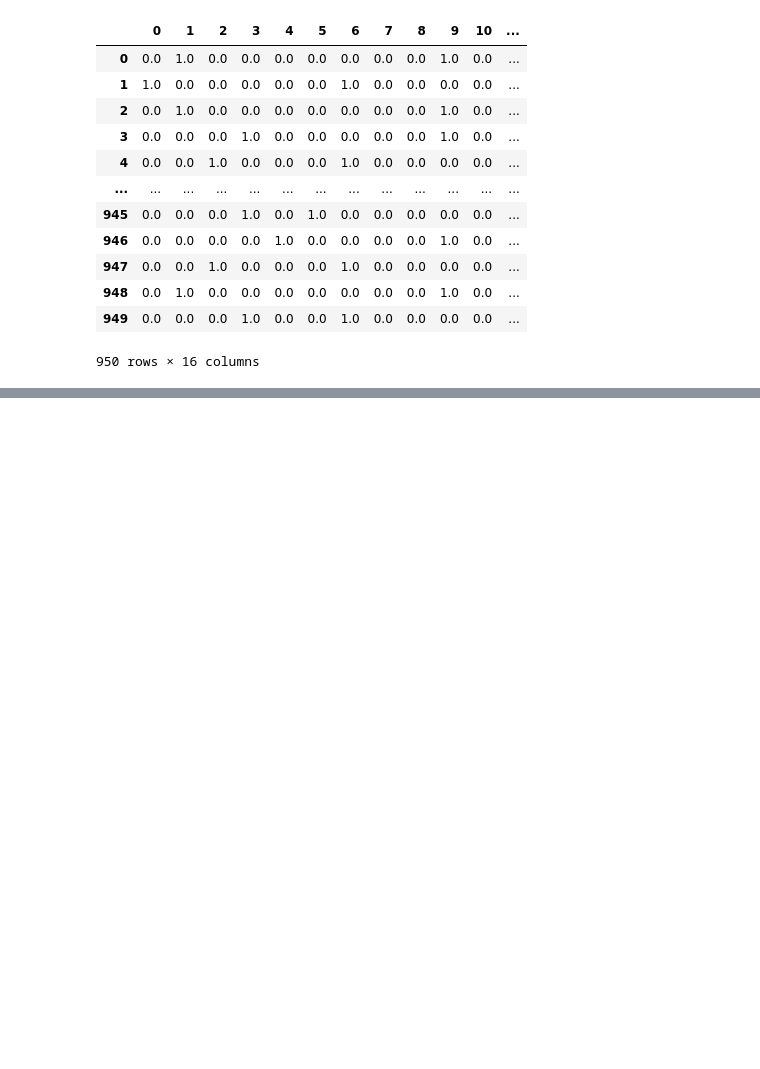
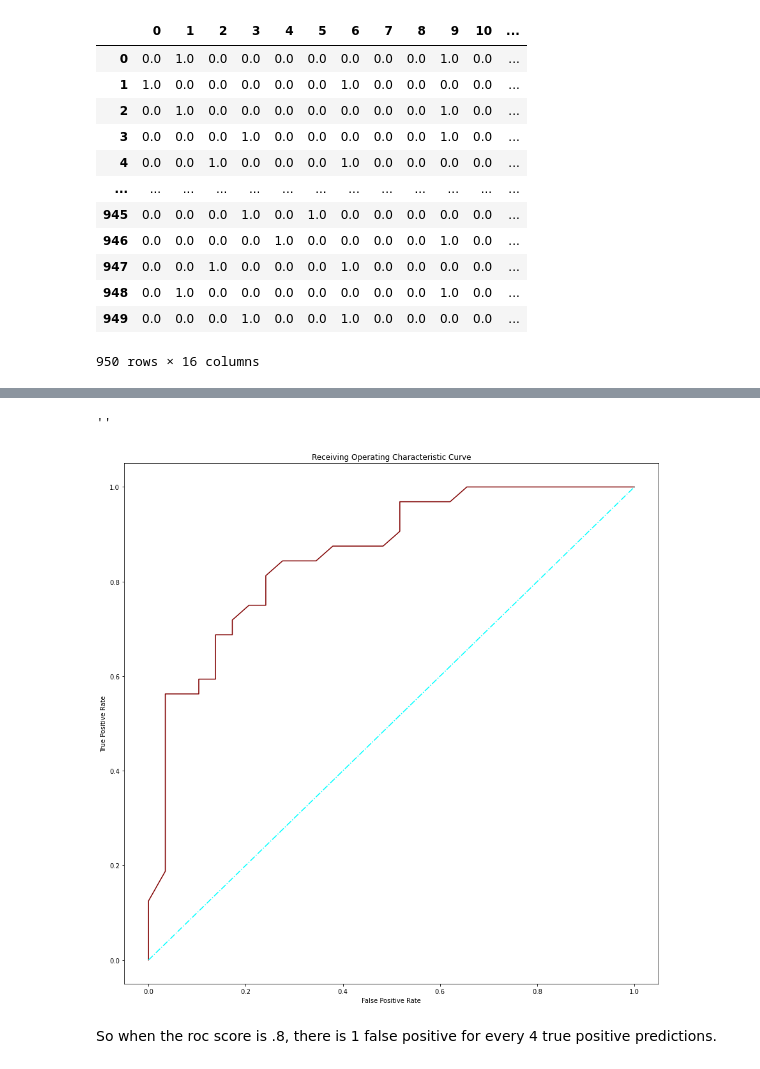
Before and after one commit to Fritz-Stevenson/Machine-Learning, a Jupyter notebook: Sci-Kit-Learn-Walkthrough.ipynb, the cells around one changed output, grey strips where cells are left out. Drawn from its saved outputs; the diff is of its cells as text; code cells hidden in the pictures; blank space fills up the shorter version.

```diff
--- a/Sci-Kit-Learn-Walkthrough.ipynb
+++ b/Sci-Kit-Learn-Walkthrough.ipynb
@@ -367,0 +624,16 @@ X_T2
+# %%
+#import the cross validator
+from sklearn.model_selection import cross_validate
+
+np.random.seed(19)
+
+# Here are the features and labels we will feed it again.
+X=hd_df.drop('target', axis=1)
+y=hd_df['target']
+
+# We need to instantiate the model again
+rfc = RandomForestClassifier()
+
+cv_results = cross_validate(rfc, X, y, cv=5)
+# cv signifies 5 cross validation splits.
+np.average(cv_results['test_score'])
@@ -367,0 +665,34 @@ X_T2
+# %%
+# We will need to set the model up again
+np.random.seed(19)
+
+X=hd_df.drop('target', axis=1)
+y=hd_df['target']
+
+x_train, x_test, y_train, y_test = train_test_split(X, y, test_size=0.2)
+
+rfc.fit(x_train, y_train)
+
+#the roc score needs to be fed the positive probability predictions from predict_proba()
+pprob = rfc.predict_proba(x_test)
+positives = pprob[:,1]
+
+# The false positive rate, true positive rate and the threshold for function decision making are returned
+fpr, tpr, thresholds = metrics.roc_curve(y_test, positives)
+fpr,tpr,thresholds
+# %%
+# Now we will plot the roc_curve
+%matplotlib inline
+import matplotlib.pyplot as plt
+
+fig, ax = plt.subplots(figsize=(15,15), )
+ax.plot(fpr,tpr,color='maroon', label='ROC Curve')
+# The guessing line is the probability of the theoretical guess: 50-50
+ax.plot([0,1], color='cyan', linestyle='dashdot', label='guessing')
+ax.set(title='Receiving Operating Characteristic Curve', xlabel='False Positive Rate', ylabel='True Positive Rate')
+;
+# %% [output]
+''
+[figure, added]
+# %% [markdown]
+So when the roc score is .8, there is 1 false positive for every 4 true positive predictions.
```
Also changed, not shown: parts of 48 cells of this notebook.
